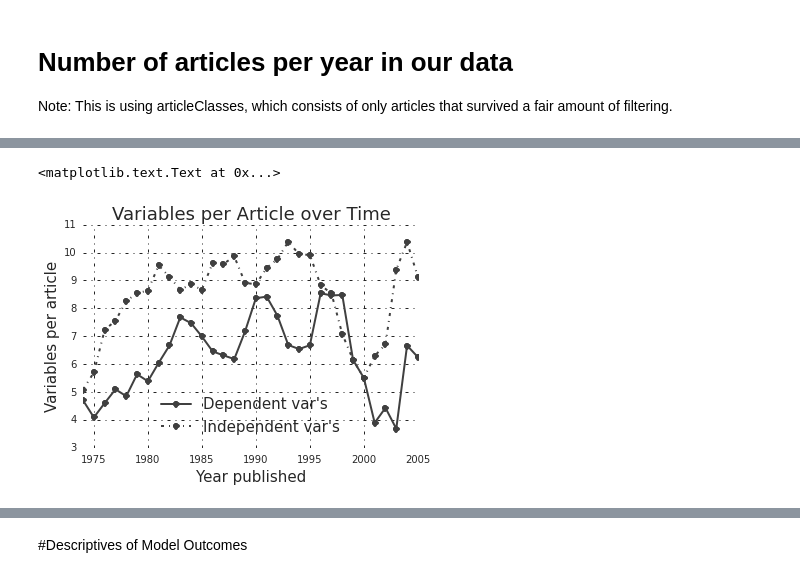
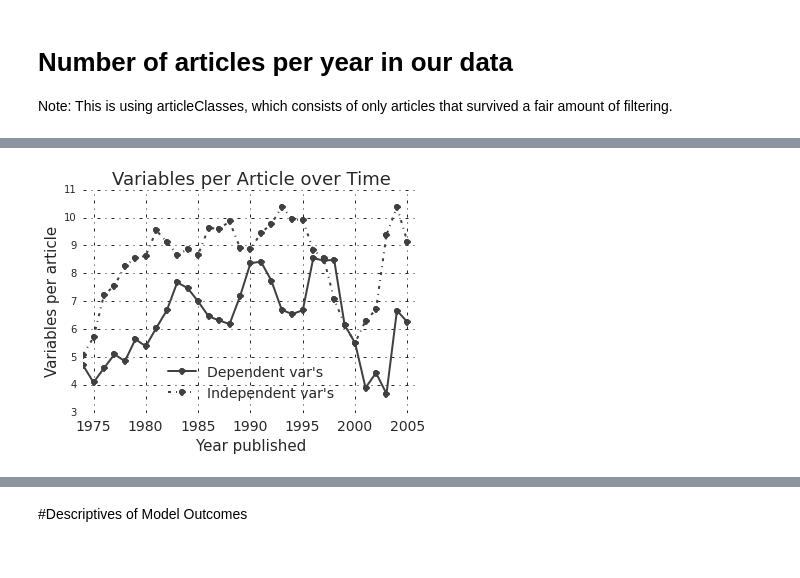
Before and after one commit to KnowledgeLab/GSS_code, a Jupyter notebook: visualization/descriptives_of_data.ipynb, the cells around one changed output, grey strips where cells are left out. Drawn from its saved outputs; the diff is of its cells as text; code cells hidden in the pictures.

```diff
--- a/visualization/descriptives_of_data.ipynb
+++ b/visualization/descriptives_of_data.ipynb
@@ -231,20 +227,20 @@ plt.xticks(fontsize=14)
 # %%
 plt.figure(figsize=(6,4))
 # grouped.mean()[['dvs', 'ivs', 'controls', 'total']].plot()
 means = grouped.mean()
 ses = pd.rolling_std(grouped.sum(), window=3, axis=0)
 
 # figsize(())
 pd.rolling_mean(means.dvs, window=3).plot(label="Dependent var's", linewidth=2, style='o-', c='0.25')
 pd.rolling_mean(means.ivs, window=3).plot( label="Independent var's", linewidth=2, style='o-.', c='0.25')
 # plot(means.index, means['total'], '--', linewidth=1, label="All var's")
-plt.legend(fontsize=15, loc='best')
-plt.xlim((1974, 2005))
+plt.legend(fontsize=14, loc='best')
+plt.xlim((1974, 2006))
+plt.xticks(fontsize=14)
 plt.title('Variables per Article over Time', fontsize=18)
 plt.xlabel('Year published', fontsize=15)
 plt.ylabel('Variables per article', fontsize=15)
-# plt.savefig('../../images/variables_per_article_over_time.jpg')
+plt.savefig('../../Images/descriptives/descriptives--variables_per_article_over_time.png', bbox_inches='tight')
 # %% [output]
-<matplotlib.text.Text at 0x...>
-[figure, old version]
+[figure, new version]
 # %%
```
Also changed, not shown: parts of 8 cells of this notebook, 26 other files.
